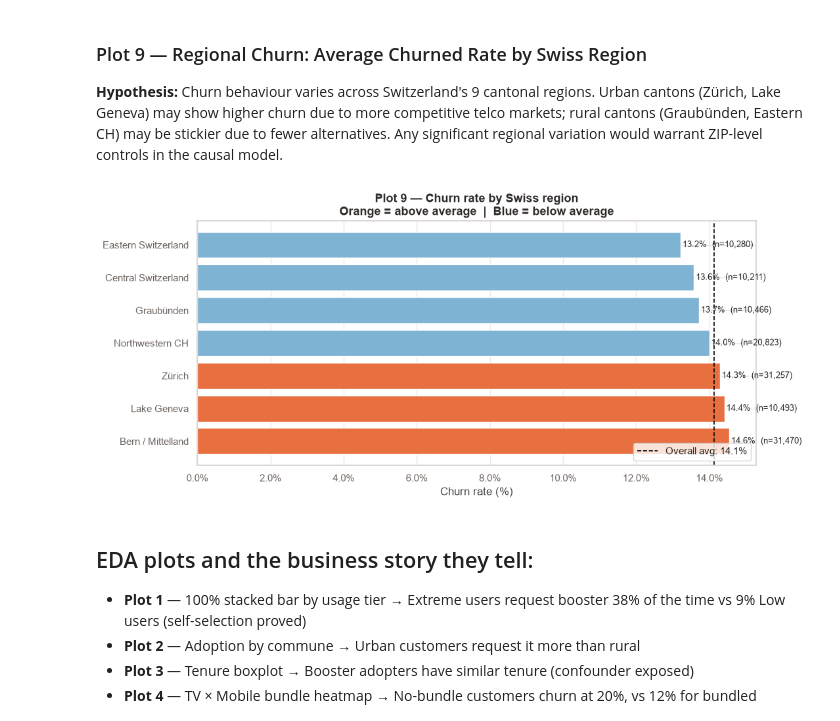
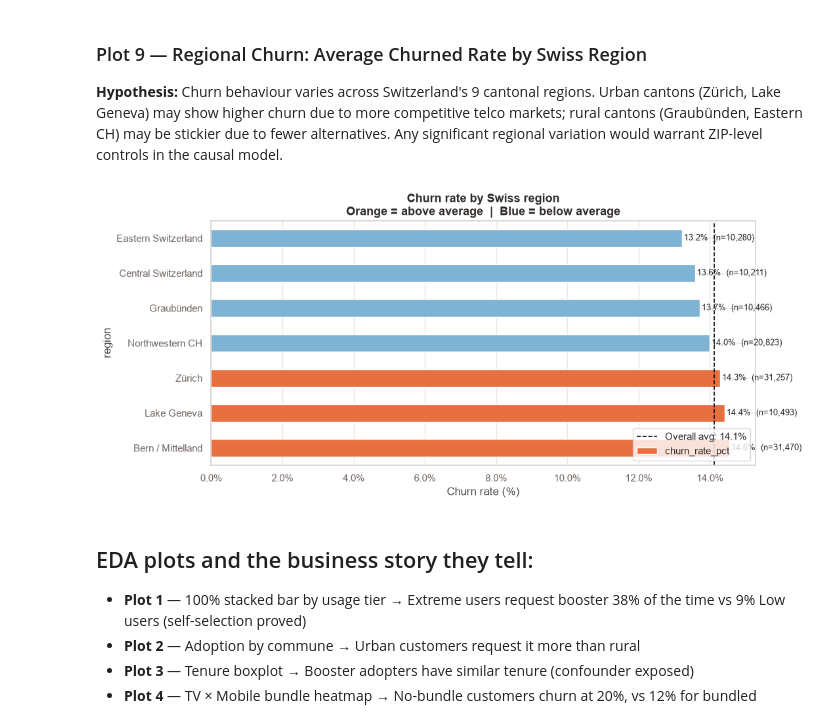
Before and after one commit to babenyshevs/sunrise, a Jupyter notebook: notebooks/02_eda.ipynb, the cells around one changed output. Cells and saved outputs as stored; diff of their text form; code cells hidden in the pictures.

```diff
--- a/notebooks/02_eda.ipynb
+++ b/notebooks/02_eda.ipynb
@@ -513,20 +577,23 @@ age_churn = (
 )
 age_churn["churn_rate_pct"] = age_churn["churn_rate"] * 100
 
+age_plot = (
+    age_churn.set_index("age_group")
+            .reindex(["18-25", "26-35", "36-50", "51-65", "66+"])
+)
+age_colors = sns.color_palette(AGE_GROUP_PALETTE, n_colors=len(age_plot))
+
 fig, ax = plt.subplots(figsize=(9, 5))
-
-bars = sns.barplot(
-    data=age_churn,
-    x="age_group",
-    y="churn_rate_pct",
-    hue="age_group",
-    palette=AGE_GROUP_PALETTE,
-    order=["18-25", "26-35", "36-50", "51-65", "66+"],
+age_plot["churn_rate_pct"].plot(
+    kind="bar",
+    color=age_colors,
     legend=False,
     ax=ax,
+    edgecolor=BAR_EDGE_COLOR,
 )
+
 # Annotate bars with rate and count
-for patch, (_, row) in zip(ax.patches, age_churn.iterrows()):
+for patch, (_, row) in zip(ax.patches, age_plot.iterrows()):
     ax.text(
         patch.get_x() + patch.get_width() / 2,
         patch.get_height() + 0.15,
@@ -534,11 +601,12 @@ for patch, (_, row) in zip(ax.patches, age_churn.iterrows()):
         ha="center", va="bottom", fontsize=FONT_SIZE_LABEL,
     )
 
-ax.set_title("Plot 8 — Churn rate by age group", fontsize=FONT_SIZE_TITLE, fontweight="bold")
+ax.set_title("Churn rate by age group", fontsize=FONT_SIZE_TITLE, fontweight="bold")
 ax.set_xlabel("Age group")
 ax.set_ylabel("Churn rate (%)")
+ax.set_xticklabels(age_plot.index.astype(str), rotation=0)
 ax.yaxis.set_major_formatter(mtick.FormatStrFormatter("%.1f%%"))
-ax.set_ylim(0, age_churn["churn_rate_pct"].max() * 1.25)
+ax.set_ylim(0, age_plot["churn_rate_pct"].max() * 1.25)
 plt.tight_layout()
 plt.show()
 # %% [output]
@@ -562,40 +630,43 @@ region_churn["churn_rate_pct"] = region_churn["churn_rate"] * 100
 
 # Colour bars by whether churn is above/below overall average
 overall_rate = df["churned"].mean() * 100
 region_churn["color"] = region_churn["churn_rate_pct"].apply(
     lambda r: CHURN_RATE_COLORS["above_avg"] if r > overall_rate else CHURN_RATE_COLORS["below_avg"]
 )
 
+region_plot = region_churn.set_index("region")
+
 fig, ax = plt.subplots(figsize=(11, 5))
-ax.barh(
-    region_churn["region"],
-    region_churn["churn_rate_pct"],
-    color=region_churn["color"],
+region_plot["churn_rate_pct"].plot(
+    kind="barh",
+    color=region_plot["color"].tolist(),
     edgecolor=BAR_EDGE_COLOR,
+    legend=False,
+    ax=ax,
 )
 ax.axvline(overall_rate, color=CHURN_RATE_COLORS["reference"], linewidth=1.2, linestyle="--",
            label=f"Overall avg: {overall_rate:.1f}%")
 
-for i, (_, row) in enumerate(region_churn.iterrows()):
+for i, (_, row) in enumerate(region_plot.iterrows()):
     ax.text(
         row["churn_rate_pct"] + 0.05,
         i,
         f"{row['churn_rate_pct']:.1f}%  (n={row['n']:,.0f})",
         va="center", ha="left", fontsize=FONT_SIZE_LABEL,
     )
 
 ax.set_title(
-    "Plot 9 — Churn rate by Swiss region\n"
+    "Churn rate by Swiss region\n"
     "Orange = above average  |  Blue = below average",
     fontsize=FONT_SIZE_TITLE, fontweight="bold",
 )
 ax.set_xlabel("Churn rate (%)")
 ax.xaxis.set_major_formatter(mtick.FormatStrFormatter("%.1f%%"))
 ax.legend(loc="lower right")
 plt.tight_layout()
 plt.show()
 # %% [output]
-[figure, old version]
+[figure, new version]
 # %% [markdown]
 ## EDA plots and the business story they tell:
 
```
Also changed, not shown: parts of 9 cells of this notebook, 5 other files.
